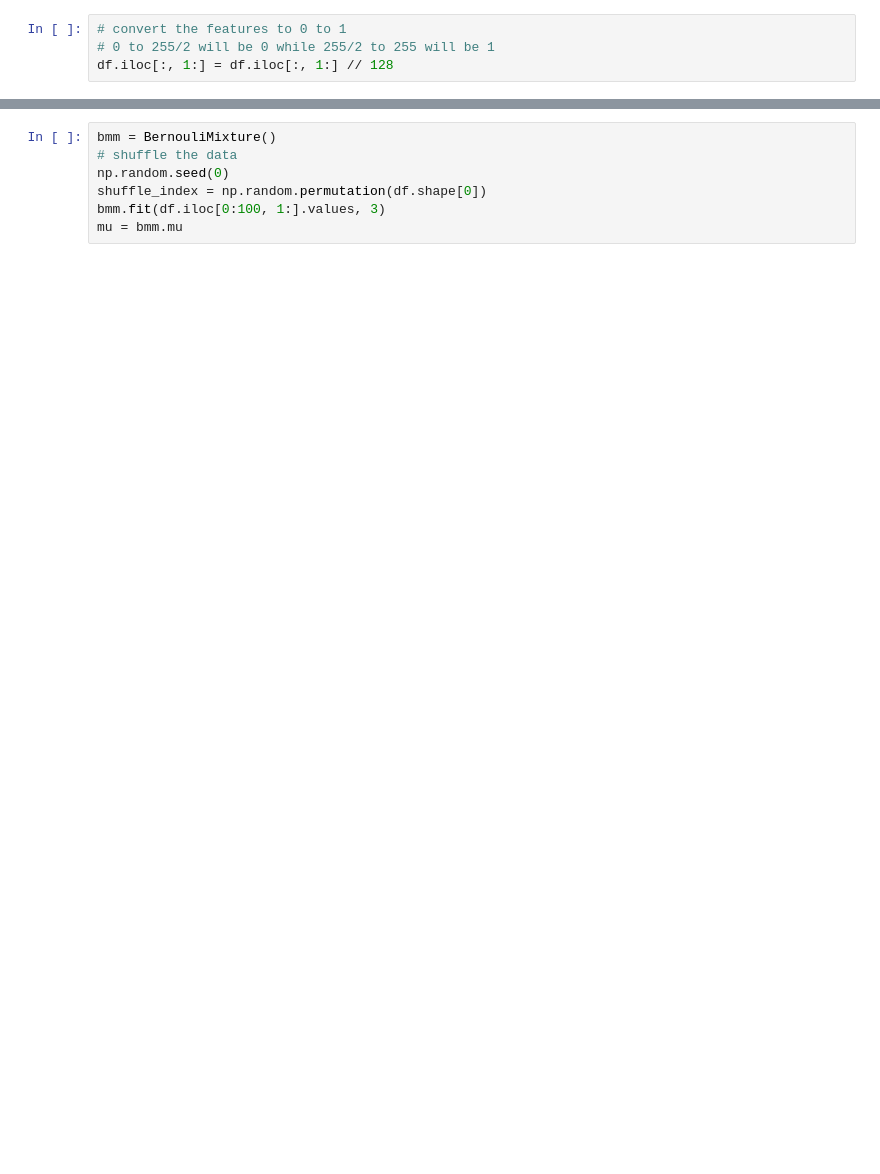
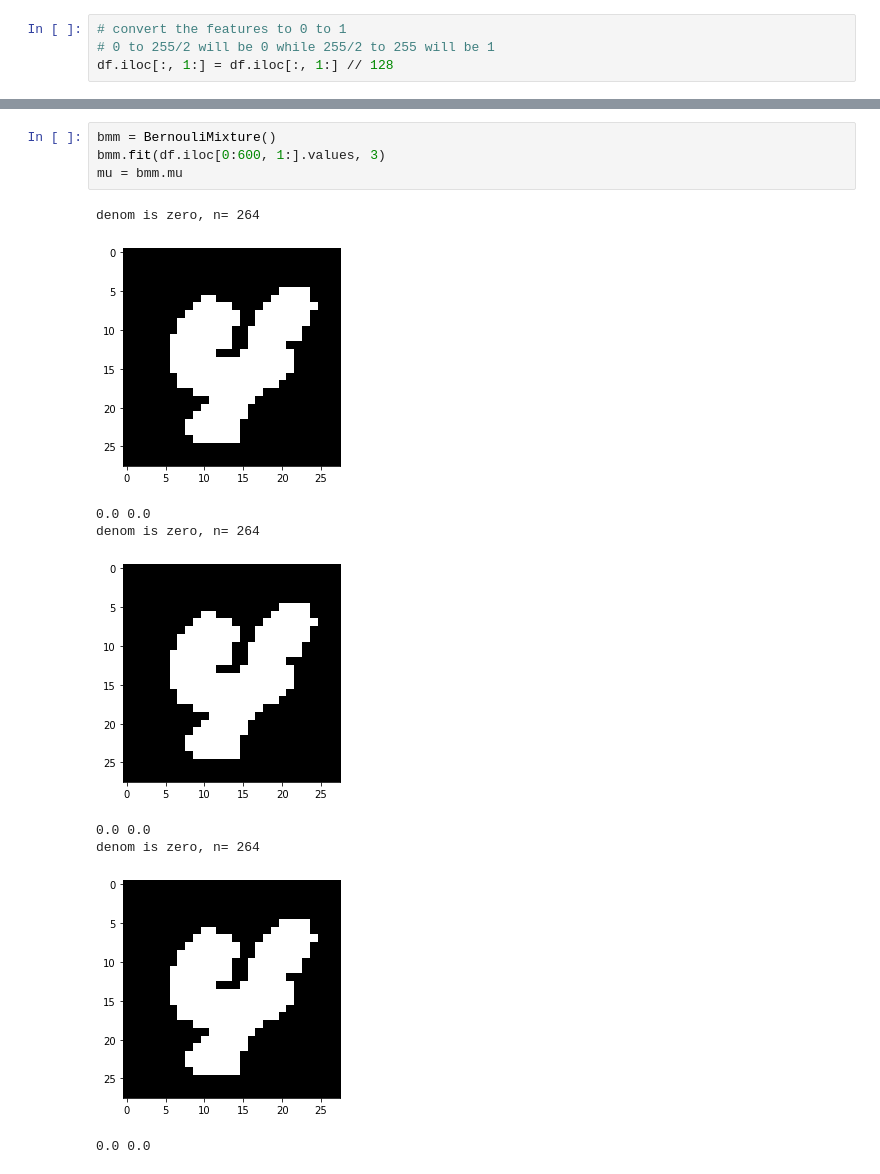
Before and after one commit to divyanx/Machine-Learning-Tasks, a Jupyter notebook: Assignment-02/02-Exploratory/01-Auto-Labelling-EM.ipynb, the cells around one changed output, grey strips where cells are left out. Saved outputs shown, nothing was run; the diff lists cells and outputs as text; blank space fills up the shorter version.

```diff
--- a/Assignment-02/02-Exploratory/01-Auto-Labelling-EM.ipynb
+++ b/Assignment-02/02-Exploratory/01-Auto-Labelling-EM.ipynb
@@ -126,8 +132,15 @@ class BernouliMixture:
         return self
 # %%
 bmm = BernouliMixture()
-# shuffle the data
-np.random.seed(0)
-shuffle_index = np.random.permutation(df.shape[0])
-bmm.fit(df.iloc[0:100, 1:].values, 3)
+bmm.fit(df.iloc[0:600, 1:].values, 3)
 mu = bmm.mu
+# %% [output]
+denom is zero, n= 264
+[figure, added]
+0.0 0.0
+denom is zero, n= 264
+[figure, added]
+0.0 0.0
+denom is zero, n= 264
+[figure, added]
+0.0 0.0
```
Also changed, not shown: parts of 6 cells of this notebook, 1 other file.
